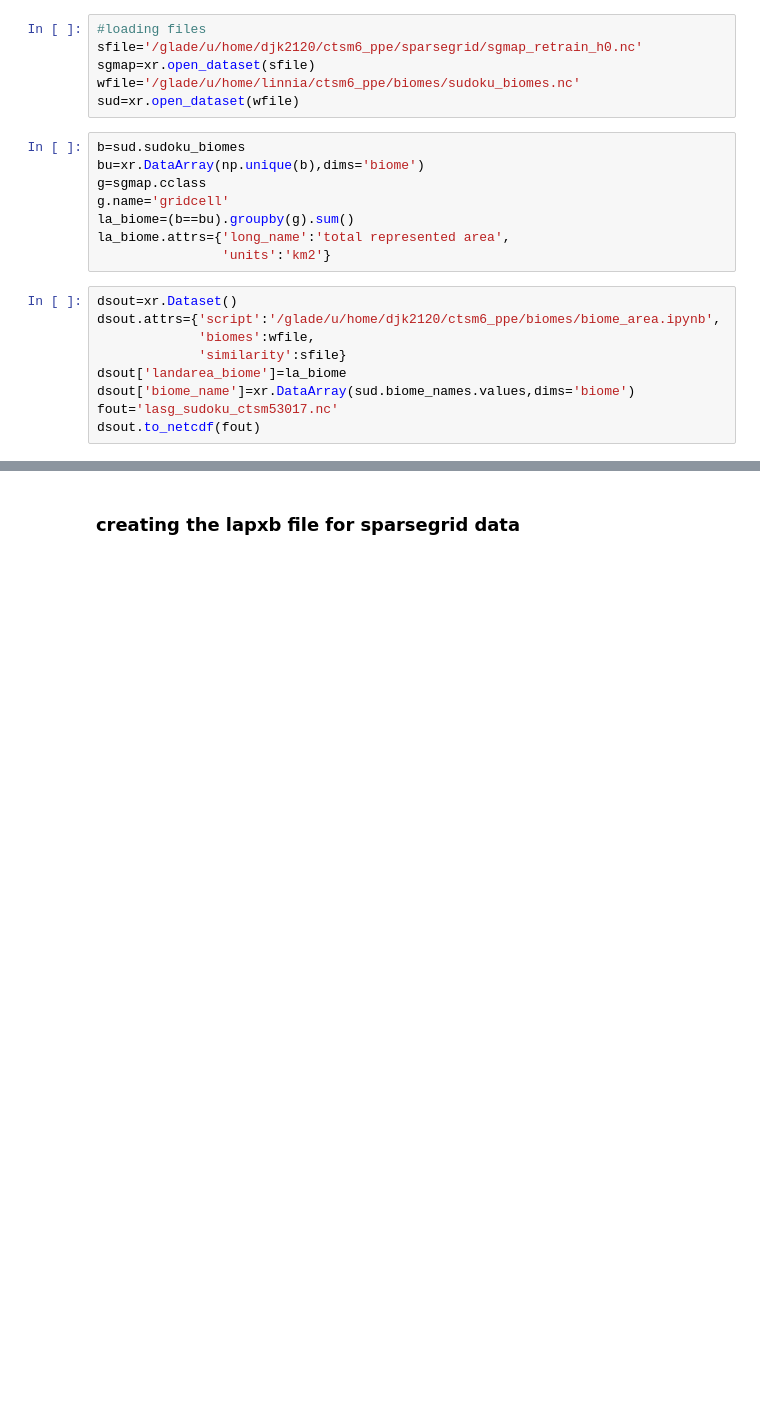
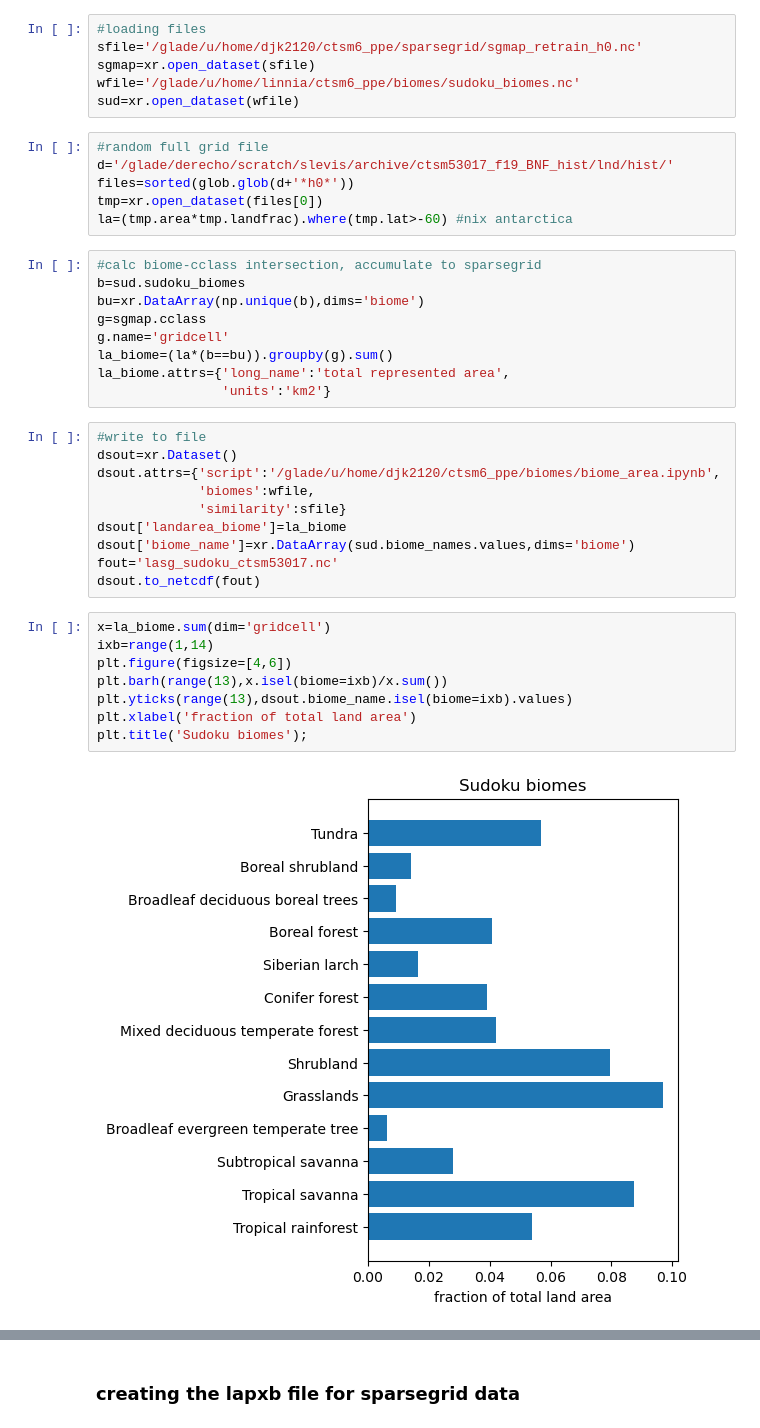
Before and after one commit to NCAR/ctsm6_ppe, a Jupyter notebook: biomes/biome_area.ipynb, the cells around one changed output, grey strips where cells are left out. Cells and saved outputs as stored; diff of their text form; blank space fills up the shorter version.

```diff
--- a/biomes/biome_area.ipynb
+++ b/biomes/biome_area.ipynb
@@ -33,15 +33,23 @@ sfile='/glade/u/home/djk2120/ctsm6_ppe/sparsegrid/sgmap_retrain_h0.nc'
 sgmap=xr.open_dataset(sfile)
 wfile='/glade/u/home/linnia/ctsm6_ppe/biomes/sudoku_biomes.nc'
 sud=xr.open_dataset(wfile)
+# %%
+#random full grid file
+d='/glade/derecho/scratch/slevis/archive/ctsm53017_f19_BNF_hist/lnd/hist/'
+files=sorted(glob.glob(d+'*h0*'))
+tmp=xr.open_dataset(files[0])
+la=(tmp.area*tmp.landfrac).where(tmp.lat>-60) #nix antarctica
 # %%
+#calc biome-cclass intersection, accumulate to sparsegrid
 b=sud.sudoku_biomes
 bu=xr.DataArray(np.unique(b),dims='biome')
 g=sgmap.cclass
 g.name='gridcell'
-la_biome=(b==bu).groupby(g).sum()
+la_biome=(la*(b==bu)).groupby(g).sum()
 la_biome.attrs={'long_name':'total represented area',
                 'units':'km2'}
 # %%
+#write to file
 dsout=xr.Dataset()
 dsout.attrs={'script':'/glade/u/home/djk2120/ctsm6_ppe/biomes/biome_area.ipynb',
              'biomes':wfile,
@@ -50,3 +58,13 @@ dsout['landarea_biome']=la_biome
 dsout['biome_name']=xr.DataArray(sud.biome_names.values,dims='biome')
 fout='lasg_sudoku_ctsm53017.nc'
 dsout.to_netcdf(fout)
+# %%
+x=la_biome.sum(dim='gridcell')
+ixb=range(1,14)
+plt.figure(figsize=[4,6])
+plt.barh(range(13),x.isel(biome=ixb)/x.sum())
+plt.yticks(range(13),dsout.biome_name.isel(biome=ixb).values)
+plt.xlabel('fraction of total land area')
+plt.title('Sudoku biomes');
+# %% [output]
+[figure, added]
```
Also changed, not shown: parts of 1 cell of this notebook.
